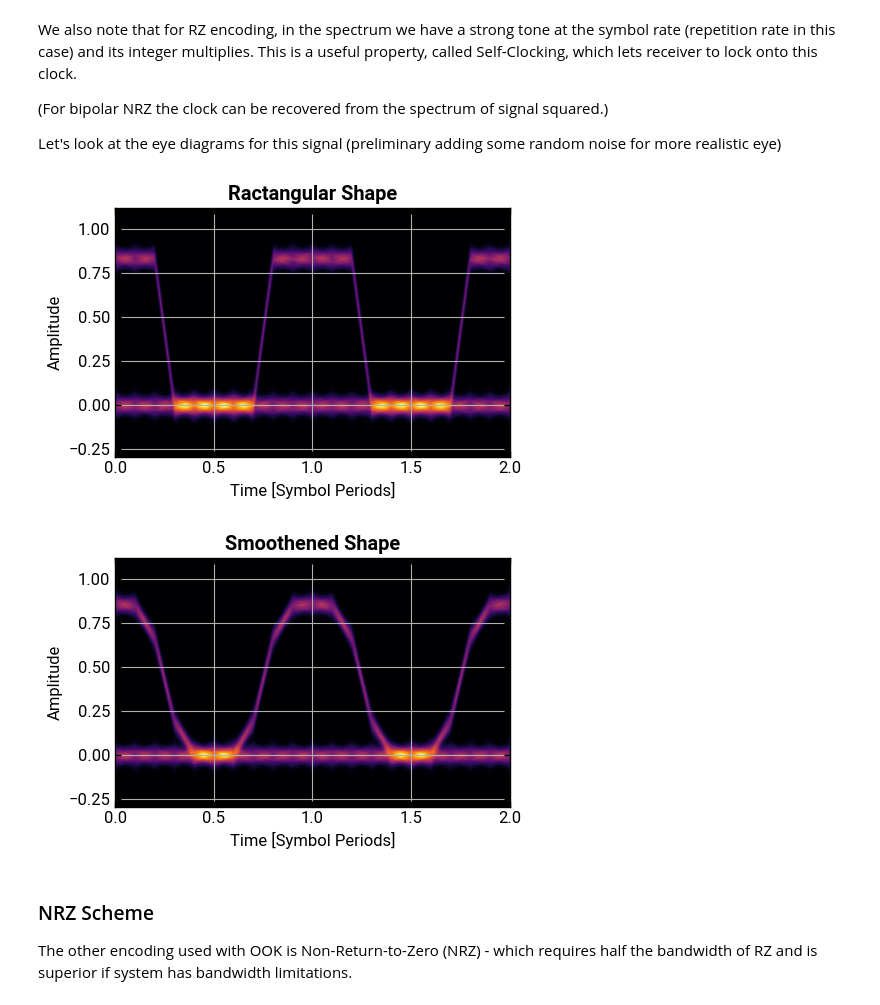
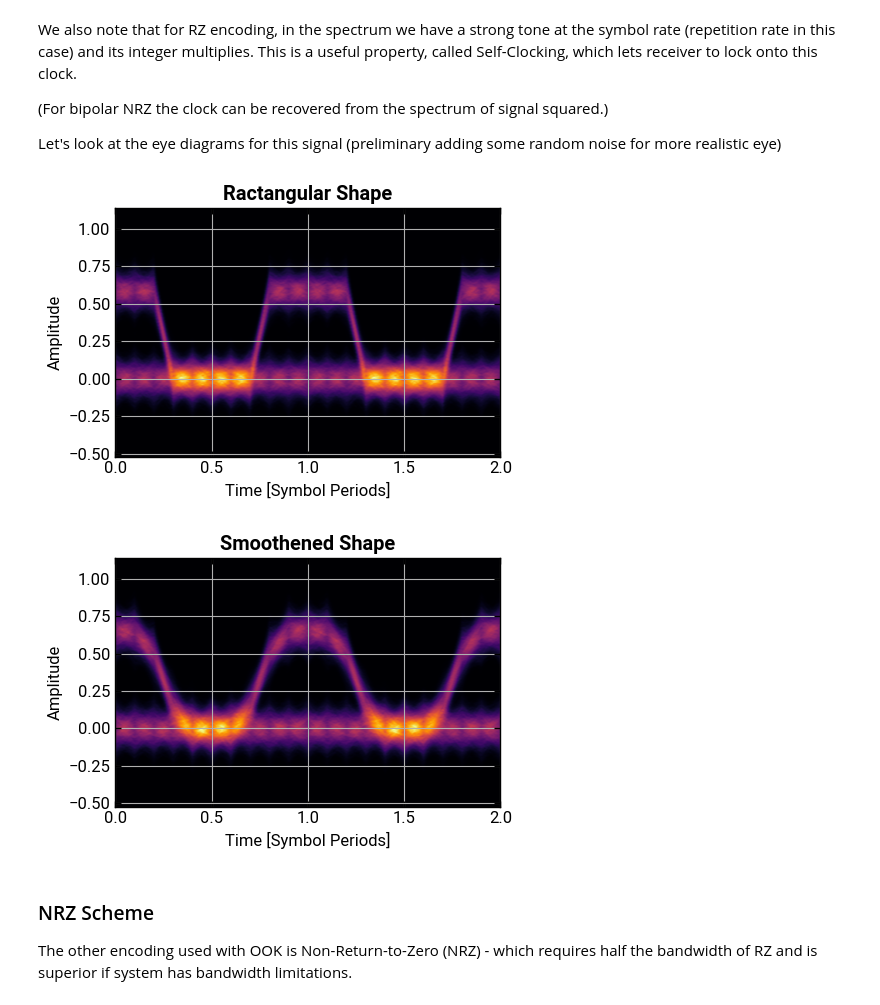
Before and after one commit to lokgar/commstools, a Jupyter notebook: examples/01-pam-waveforms.ipynb, the cells around one changed output. Cells and saved outputs as stored; diff of their text form; code cells hidden in the pictures.

```diff
--- a/examples/01-pam-waveforms.ipynb
+++ b/examples/01-pam-waveforms.ipynb
@@ -98,14 +99,14 @@ This is a useful property, called Self-Clocking, which lets receiver to lock ont
 
 Let's look at the eye diagrams for this signal (preliminary adding some random noise for more realistic eye)
 # %%
-ook_rz_rect_n = add_gaussian_noise(ook_rz_rect, snr_db=20)
-ook_rz_smoothrect_n = add_gaussian_noise(ook_rz_smoothrect, snr_db=20)
+ook_rz_rect_n = add_awgn(ook_rz_rect, esn0_db=20)
+ook_rz_smoothrect_n = add_awgn(ook_rz_smoothrect, esn0_db=20)
 
 ook_rz_rect_n.plot_eye(title="Ractangular Shape", show=True)
 ook_rz_smoothrect_n.plot_eye(title="Smoothened Shape", show=True)
 # %% [output]
-[figure, old version]
+[figure, new version]
-[figure, old version]
+[figure, new version]
 # %% [markdown]
 ### NRZ Scheme
 
```
Also changed, not shown: parts of 9 cells of this notebook, 14 other files.
